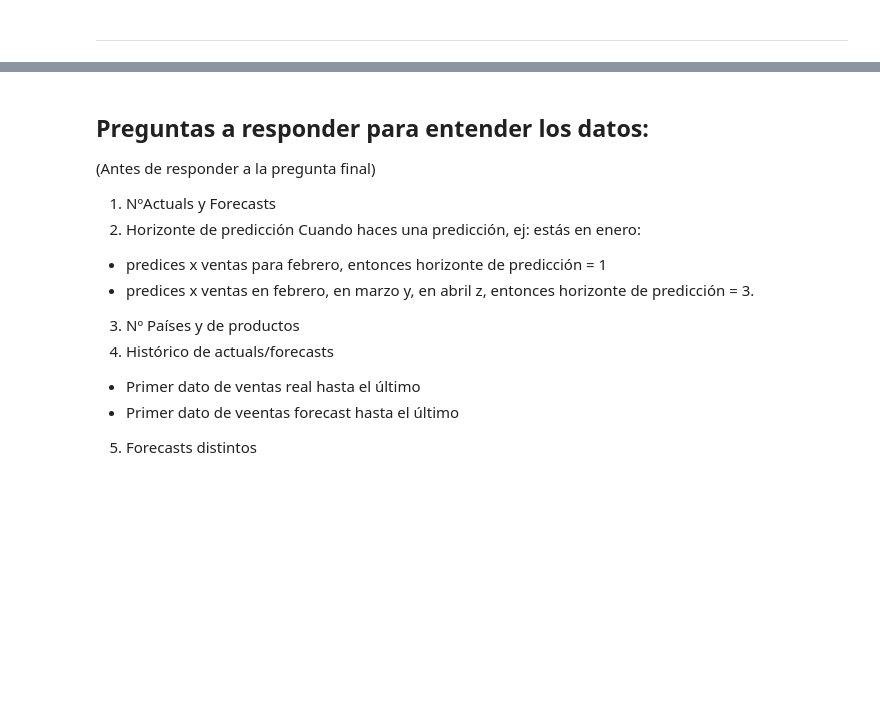
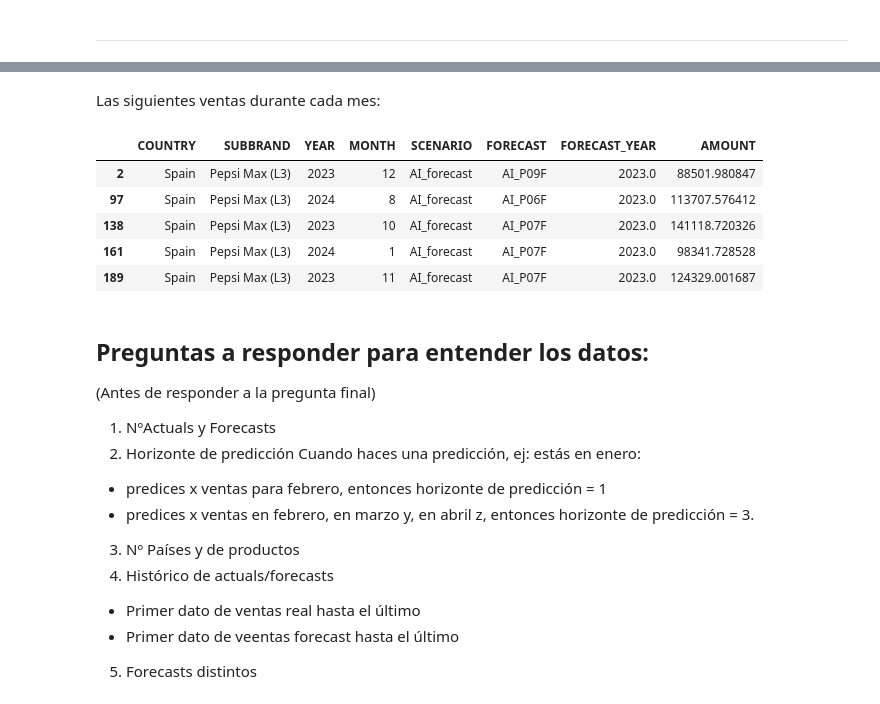
Before and after one commit to anruki/UFV_Visualizacion, a Jupyter notebook: EjerciciosClase/Ventas.ipynb, the cells around one changed output, grey strips where cells are left out. Cells and saved outputs as stored; diff of their text form; code cells hidden in the pictures; blank space fills up the shorter version.

```diff
--- a/EjerciciosClase/Ventas.ipynb
+++ b/EjerciciosClase/Ventas.ipynb
@@ -64,3 +80,17 @@ df.size
+# %%
+pepsi = spain['SUBBRAND'].iloc[0]
+# %% [markdown]
+Las siguientes ventas durante cada mes:
+# %%
+spain_pepsi = spain[spain['SUBBRAND'] == pepsi]
+spain_pepsi.head()
+# %% [output]
+|  | COUNTRY | SUBBRAND | YEAR | MONTH | SCENARIO | FORECAST | FORECAST_YEAR | AMOUNT |
+| 2 | Spain | Pepsi Max (L3) | 2023 | 12 | AI_forecast | AI_P09F | 2023.0 | 88501.980847 |
+| 97 | Spain | Pepsi Max (L3) | 2024 | 8 | AI_forecast | AI_P06F | 2023.0 | 113707.576412 |
+| 138 | Spain | Pepsi Max (L3) | 2023 | 10 | AI_forecast | AI_P07F | 2023.0 | 141118.720326 |
+| 161 | Spain | Pepsi Max (L3) | 2024 | 1 | AI_forecast | AI_P07F | 2023.0 | 98341.728528 |
+| 189 | Spain | Pepsi Max (L3) | 2023 | 11 | AI_forecast | AI_P07F | 2023.0 | 124329.001687 |
 # %% [markdown]
 ## Preguntas a responder para entender los datos:
 (Antes de responder a la pregunta final)
```
Also changed, not shown: parts of 19 cells of this notebook.
